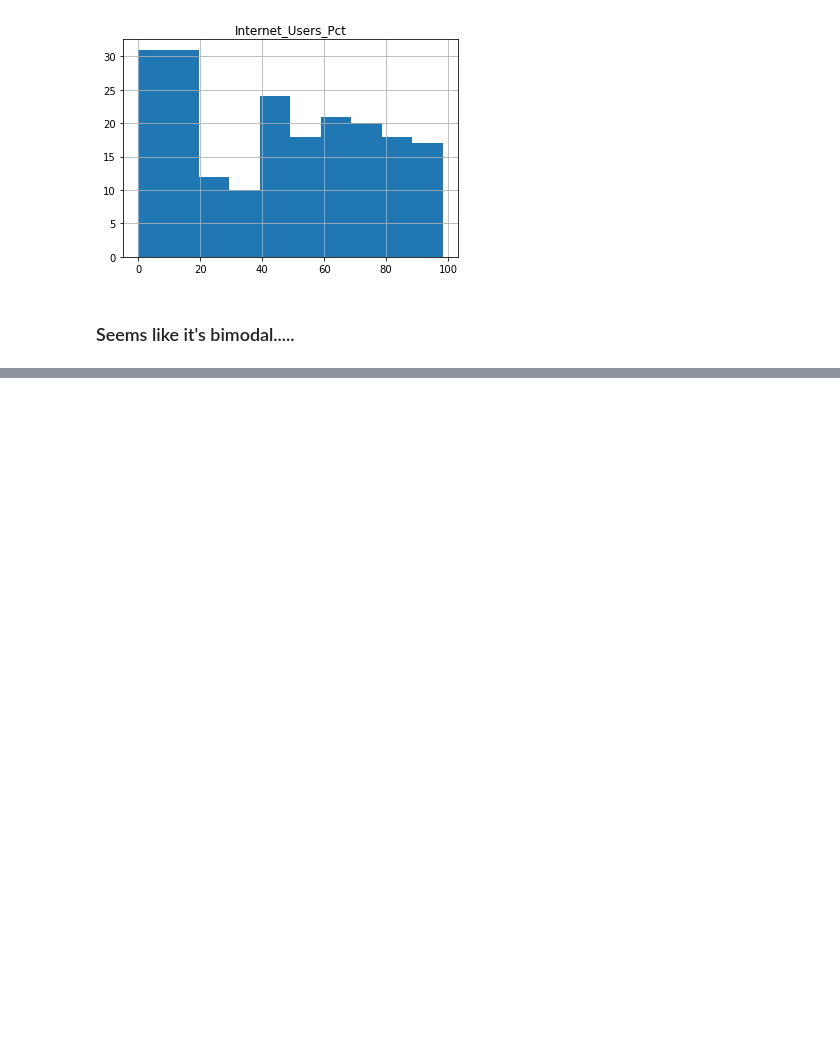
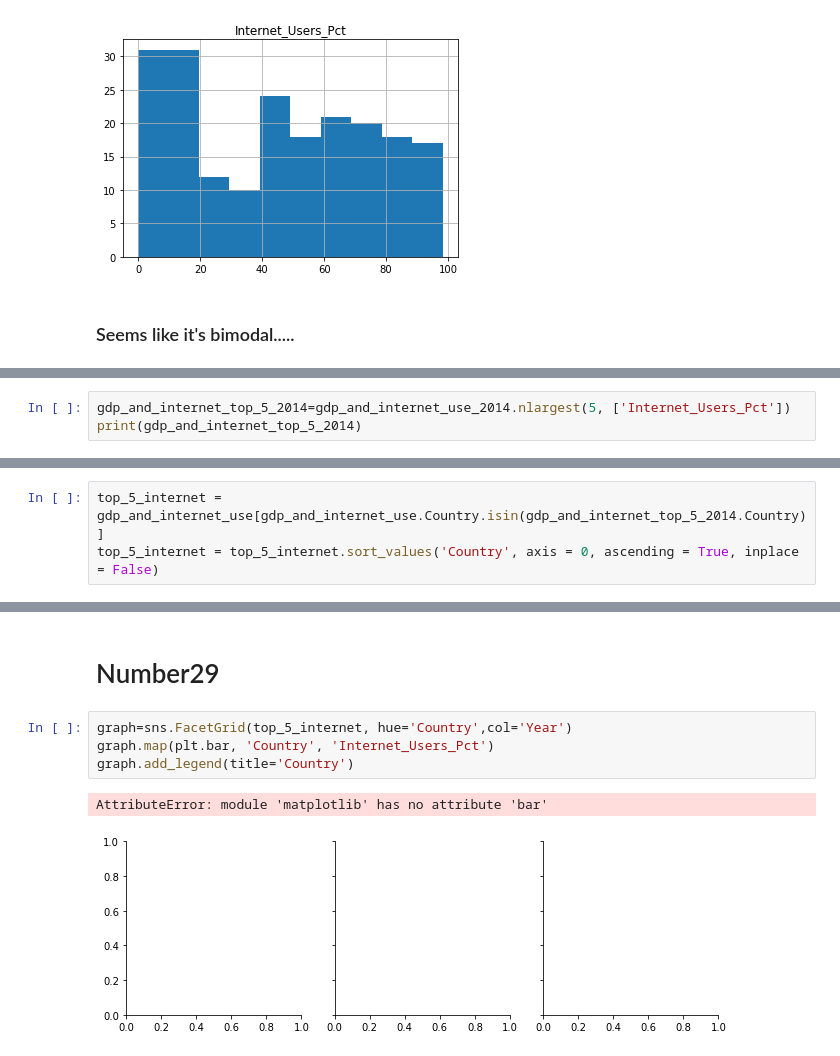
Before and after one commit to NSS-Data-Analytics-Cohort-7/gdp-and-internet-usage-sgoolsby88, a Jupyter notebook: Notebook/gdp_and_internet_usage.ipynb, the cells around one changed output, grey strips where cells are left out. Saved outputs shown, nothing was run; the diff lists cells and outputs as text; blank space fills up the shorter version.

```diff
--- a/Notebook/gdp_and_internet_usage.ipynb
+++ b/Notebook/gdp_and_internet_usage.ipynb
@@ -322,0 +325,3 @@ array([[<AxesSubplot:title={'center':'Internet_Users_Pct'}>]],
+# %%
+gdp_and_internet_top_5_2014=gdp_and_internet_use_2014.nlargest(5, ['Internet_Users_Pct'])
+print(gdp_and_internet_top_5_2014)
@@ -322,0 +337,3 @@ array([[<AxesSubplot:title={'center':'Internet_Users_Pct'}>]],
+# %%
+top_5_internet = gdp_and_internet_use[gdp_and_internet_use.Country.isin(gdp_and_internet_top_5_2014.Country)]
+top_5_internet = top_5_internet.sort_values('Country', axis = 0, ascending = True, inplace = False)
@@ -322,0 +359,9 @@ array([[<AxesSubplot:title={'center':'Internet_Users_Pct'}>]],
+# %% [markdown]
+# Number29
+# %%
+graph=sns.FacetGrid(top_5_internet, hue='Country',col='Year')
+graph.map(plt.bar, 'Country', 'Internet_Users_Pct')
+graph.add_legend(title='Country')
+# %% [output]
+AttributeError: module 'matplotlib' has no attribute 'bar'
+[figure, added]
```
Also changed, not shown: parts of 4 cells of this notebook.
